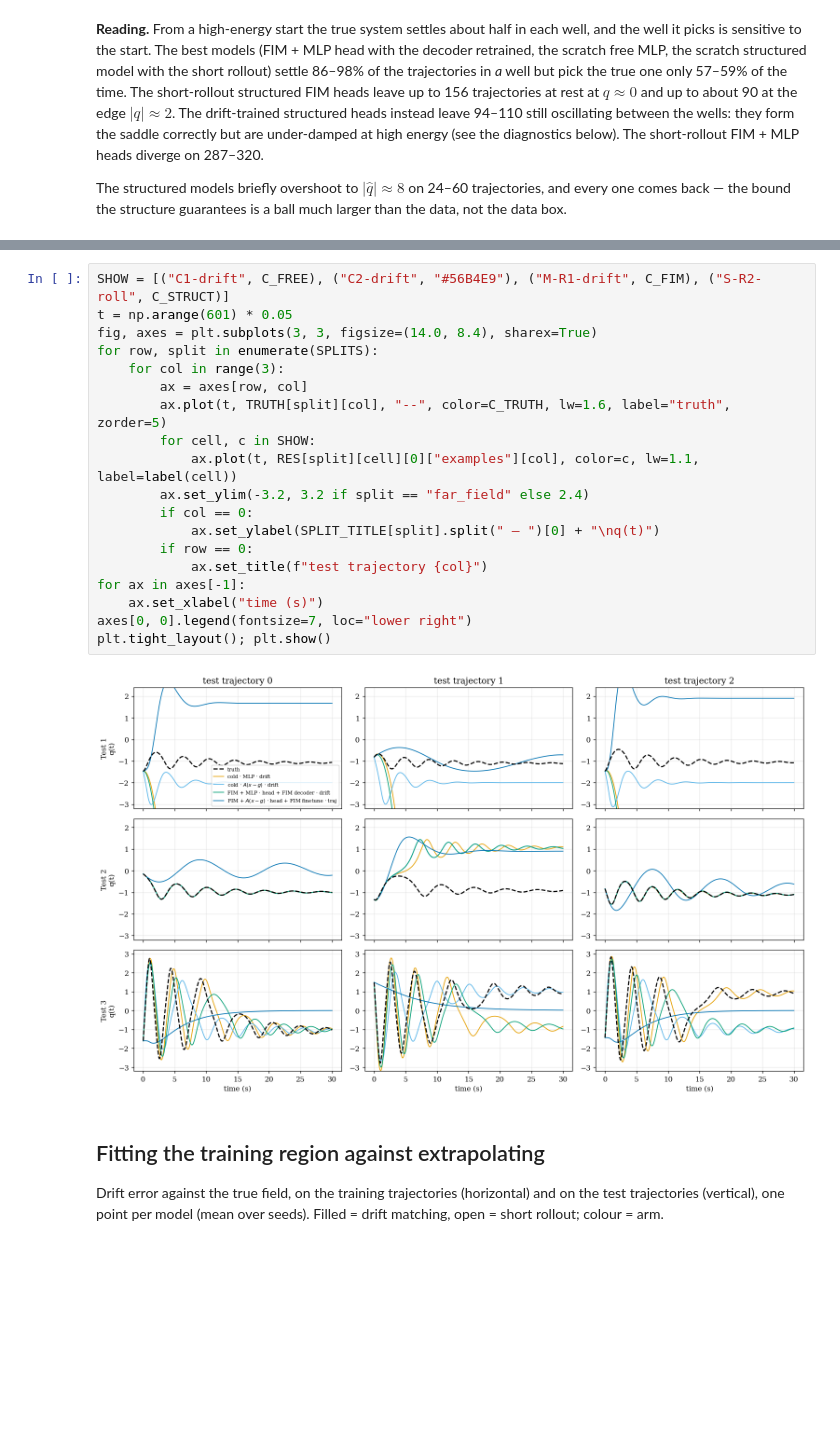
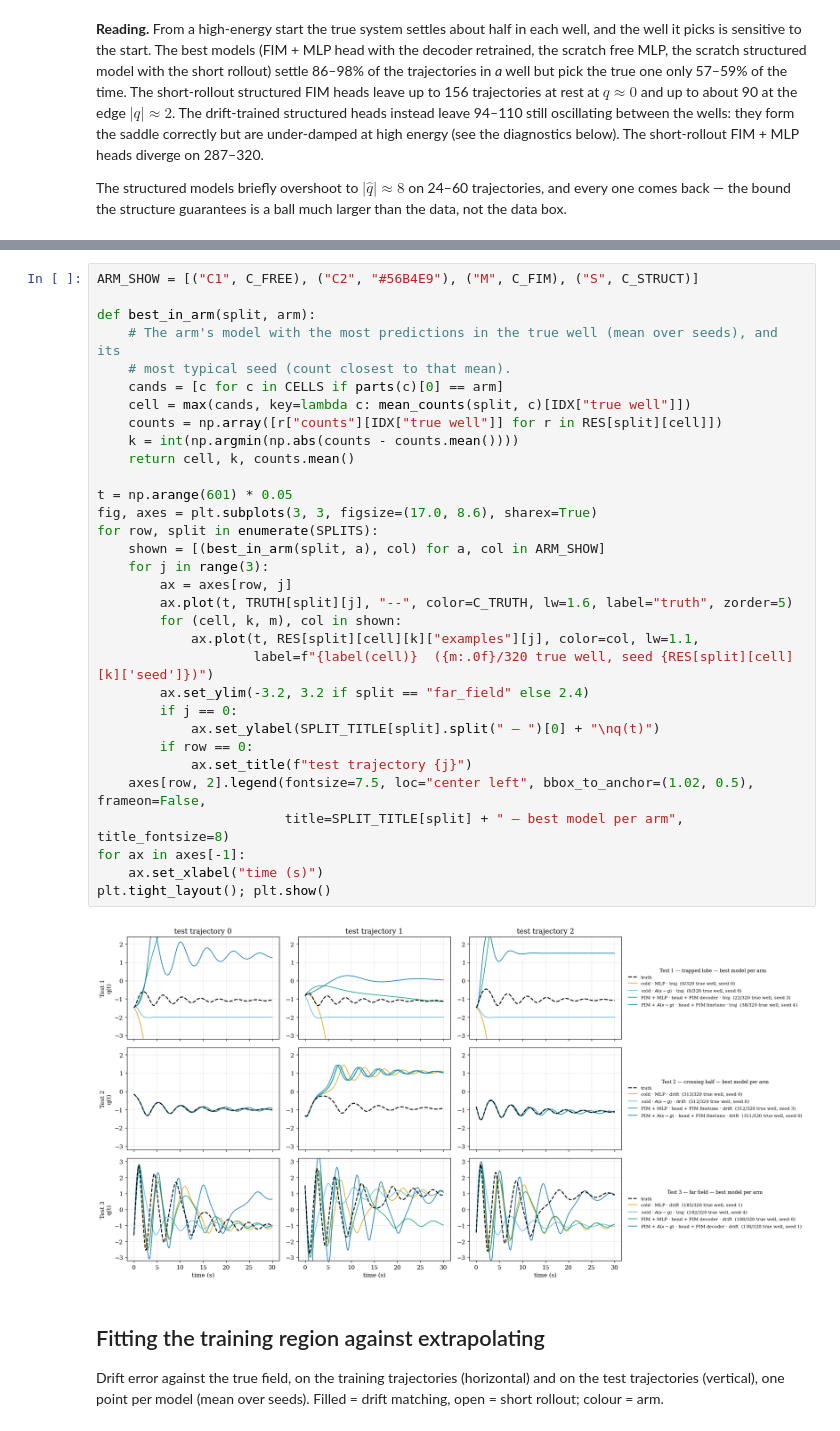
Before and after one commit to pnnl/FTNODE, a Jupyter notebook: FIM_OOD_analysis.ipynb, the cells around one changed output, grey strips where cells are left out. Cells and saved outputs as stored; diff of their text form; blank space fills up the shorter version.

```diff
--- a/FIM_OOD_analysis.ipynb
+++ b/FIM_OOD_analysis.ipynb
@@ -413,24 +420,37 @@ the plotted range diverged.
 # %%
-SHOW = [("C1-drift", C_FREE), ("C2-drift", "#56B4E9"), ("M-R1-drift", C_FIM), ("S-R2-roll", C_STRUCT)]
+ARM_SHOW = [("C1", C_FREE), ("C2", "#56B4E9"), ("M", C_FIM), ("S", C_STRUCT)]
+
+def best_in_arm(split, arm):
+    # The arm's model with the most predictions in the true well (mean over seeds), and its
+    # most typical seed (count closest to that mean).
+    cands = [c for c in CELLS if parts(c)[0] == arm]
+    cell = max(cands, key=lambda c: mean_counts(split, c)[IDX["true well"]])
+    counts = np.array([r["counts"][IDX["true well"]] for r in RES[split][cell]])
+    k = int(np.argmin(np.abs(counts - counts.mean())))
+    return cell, k, counts.mean()
+
 t = np.arange(601) * 0.05
-fig, axes = plt.subplots(3, 3, figsize=(14.0, 8.4), sharex=True)
+fig, axes = plt.subplots(3, 3, figsize=(17.0, 8.6), sharex=True)
 for row, split in enumerate(SPLITS):
-    for col in range(3):
-        ax = axes[row, col]
-        ax.plot(t, TRUTH[split][col], "--", color=C_TRUTH, lw=1.6, label="truth", zorder=5)
-        for cell, c in SHOW:
-            ax.plot(t, RES[split][cell][0]["examples"][col], color=c, lw=1.1, label=label(cell))
+    shown = [(best_in_arm(split, a), col) for a, col in ARM_SHOW]
+    for j in range(3):
+        ax = axes[row, j]
+        ax.plot(t, TRUTH[split][j], "--", color=C_TRUTH, lw=1.6, label="truth", zorder=5)
+        for (cell, k, m), col in shown:
+            ax.plot(t, RES[split][cell][k]["examples"][j], color=col, lw=1.1,
+                    label=f"{label(cell)}  ({m:.0f}/320 true well, seed {RES[split][cell][k]['seed']})")
         ax.set_ylim(-3.2, 3.2 if split == "far_field" else 2.4)
-        if col == 0:
+        if j == 0:
             ax.set_ylabel(SPLIT_TITLE[split].split(" — ")[0] + "\nq(t)")
         if row == 0:
-            ax.set_title(f"test trajectory {col}")
+            ax.set_title(f"test trajectory {j}")
+    axes[row, 2].legend(fontsize=7.5, loc="center left", bbox_to_anchor=(1.02, 0.5), frameon=False,
+                        title=SPLIT_TITLE[split] + " — best model per arm", title_fontsize=8)
 for ax in axes[-1]:
     ax.set_xlabel("time (s)")
-axes[0, 0].legend(fontsize=7, loc="lower right")
 plt.tight_layout(); plt.show()
 # %% [output]
-[figure, old version]
+[figure, new version]
 # %% [markdown]
 ## Fitting the training region against extrapolating
 
```
Also changed, not shown: parts of 1 cell of this notebook.
